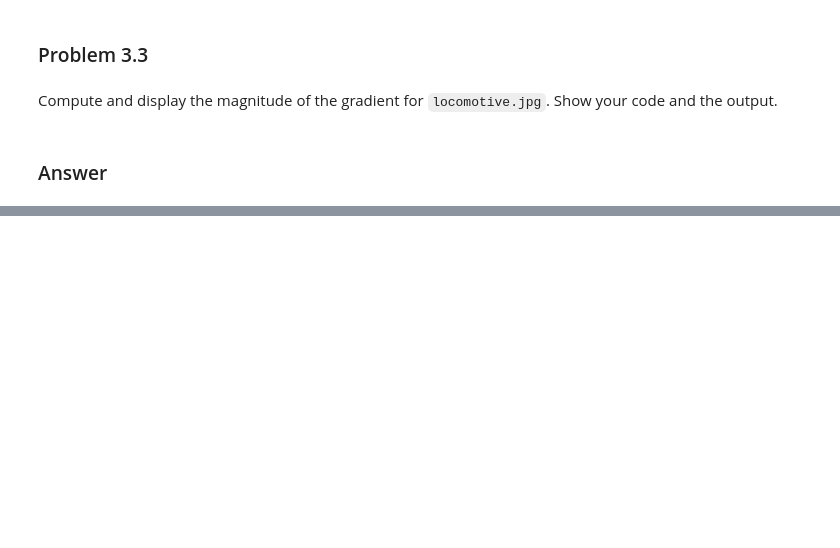
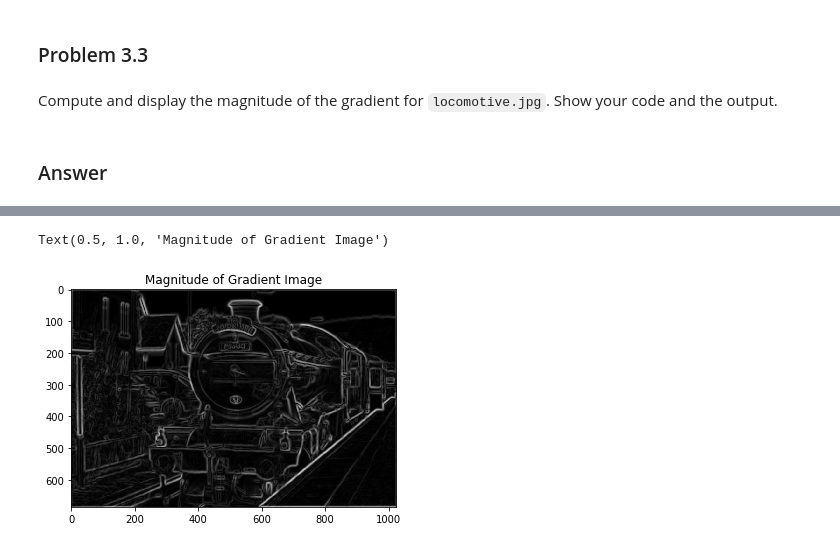
Before and after one commit to polortiz4/ComputerVision, a Jupyter notebook: hw2/homework02.ipynb, the cells around one changed output, grey strips where cells are left out. Cells and saved outputs as stored; diff of their text form; code cells hidden in the pictures; blank space fills up the shorter version.

```diff
--- a/hw2/homework02.ipynb
+++ b/hw2/homework02.ipynb
@@ -436,0 +437,7 @@ Text(0.5, 1.0, 'y Gradient Image')
+# %%
+plt.figure()
+plt.imshow(np.sqrt(np.square(xGradientImg) + np.square(yGradientImg)), cmap = 'gray')
+plt.title("Magnitude of Gradient Image")
+# %% [output]
+Text(0.5, 1.0, 'Magnitude of Gradient Image')
+[figure, added]
```
Also changed, not shown: parts of 2 cells of this notebook.
